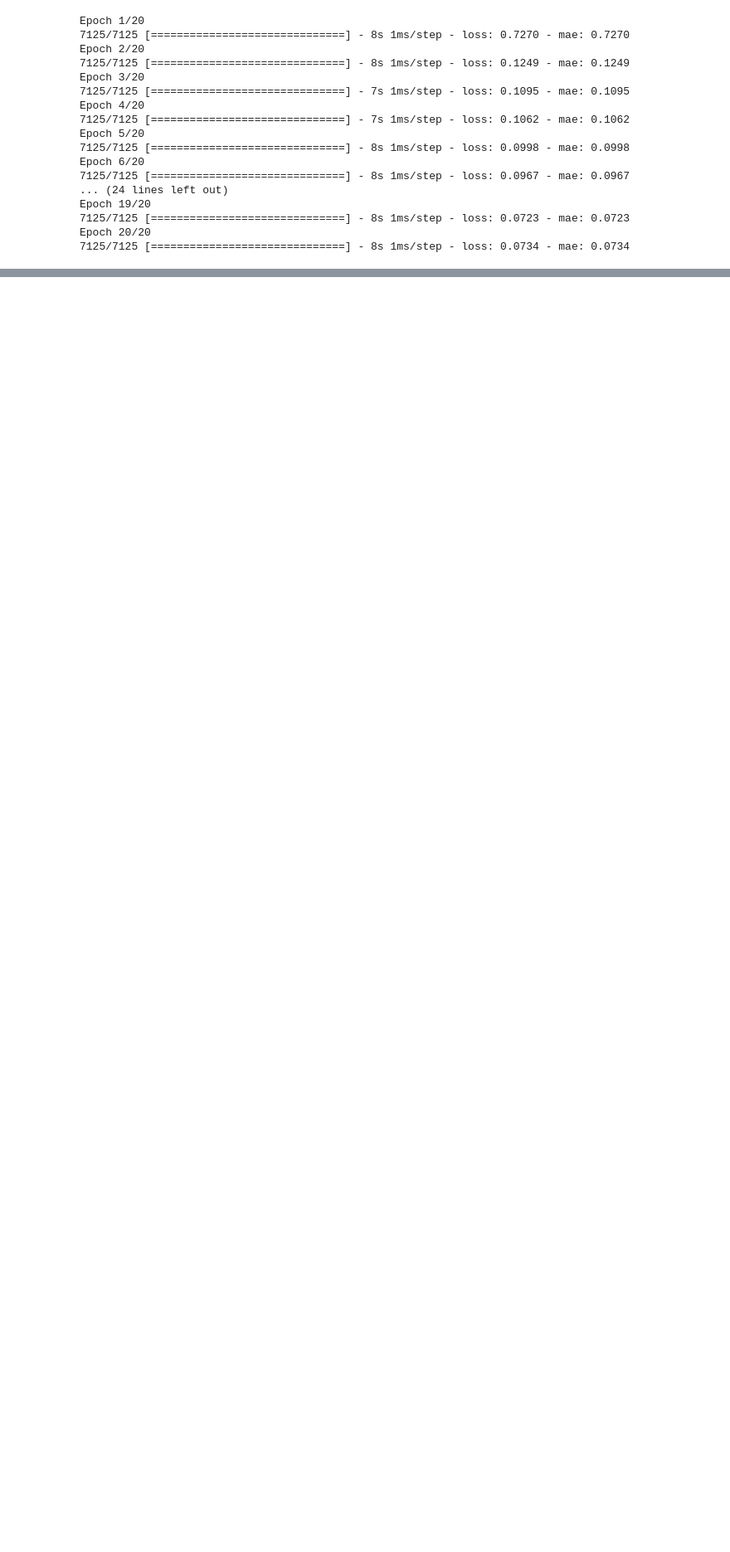
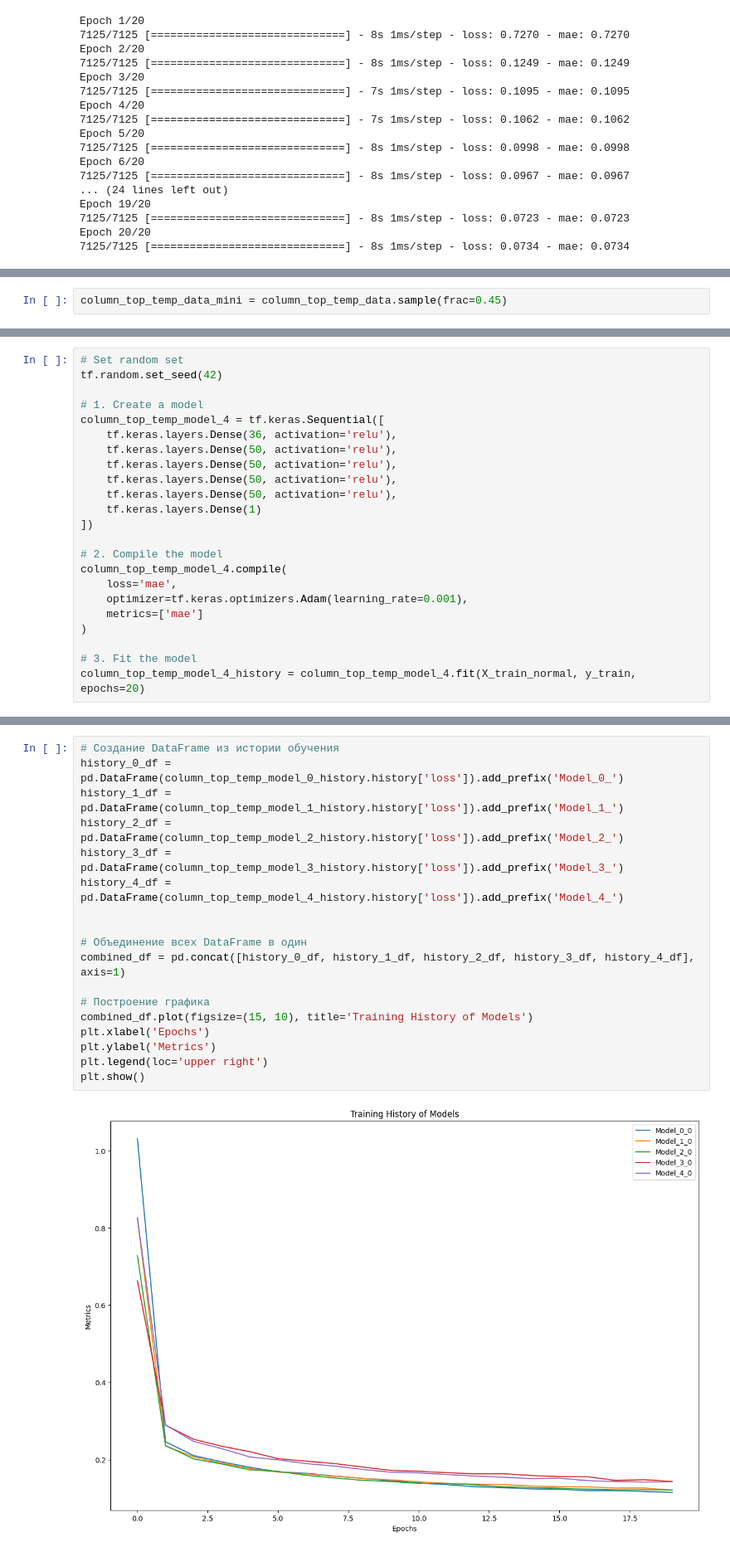
Before and after one commit to Rus-tam/AI_models, a Jupyter notebook: low_temp_dist_19_06.ipynb, the cells around one changed output, grey strips where cells are left out. Shown at 83% size. Saved outputs shown, nothing was run; the diff lists cells and outputs as text; blank space fills up the shorter version.

Commit message:
testing different models

```diff
--- a/low_temp_dist_19_06.ipynb
+++ b/low_temp_dist_19_06.ipynb
@@ -3313,0 +3337,2 @@ column_top_temp_data = data[[
+# %%
+column_top_temp_data_mini = column_top_temp_data.sample(frac=0.45)
@@ -3313,0 +3569,23 @@ column_top_temp_data = data[[
+# %%
+# Set random set
+tf.random.set_seed(42)
+
+# 1. Create a model
+column_top_temp_model_4 = tf.keras.Sequential([
+    tf.keras.layers.Dense(36, activation='relu'),
+    tf.keras.layers.Dense(50, activation='relu'),
+    tf.keras.layers.Dense(50, activation='relu'),
+    tf.keras.layers.Dense(50, activation='relu'),
+    tf.keras.layers.Dense(50, activation='relu'),
+    tf.keras.layers.Dense(1)
+])
+
+# 2. Compile the model
+column_top_temp_model_4.compile(
+    loss='mae',
+    optimizer=tf.keras.optimizers.Adam(learning_rate=0.001),
+    metrics=['mae']
+)
+
+# 3. Fit the model
+column_top_temp_model_4_history = column_top_temp_model_4.fit(X_train_normal, y_train, epochs=20)
@@ -3313,0 +3615,20 @@ column_top_temp_data = data[[
+# %%
+# Создание DataFrame из истории обучения
+history_0_df = pd.DataFrame(column_top_temp_model_0_history.history['loss']).add_prefix('Model_0_')
+history_1_df = pd.DataFrame(column_top_temp_model_1_history.history['loss']).add_prefix('Model_1_')
+history_2_df = pd.DataFrame(column_top_temp_model_2_history.history['loss']).add_prefix('Model_2_')
+history_3_df = pd.DataFrame(column_top_temp_model_3_history.history['loss']).add_prefix('Model_3_')
+history_4_df = pd.DataFrame(column_top_temp_model_4_history.history['loss']).add_prefix('Model_4_')
+
+
+# Объединение всех DataFrame в один
+combined_df = pd.concat([history_0_df, history_1_df, history_2_df, history_3_df, history_4_df], axis=1)
+
+# Построение графика
+combined_df.plot(figsize=(15, 10), title='Training History of Models')
+plt.xlabel('Epochs')
+plt.ylabel('Metrics')
+plt.legend(loc='upper right')
+plt.show()
+# %% [output]
+[figure, added]
```
Also changed, not shown: parts of 107 cells of this notebook.
